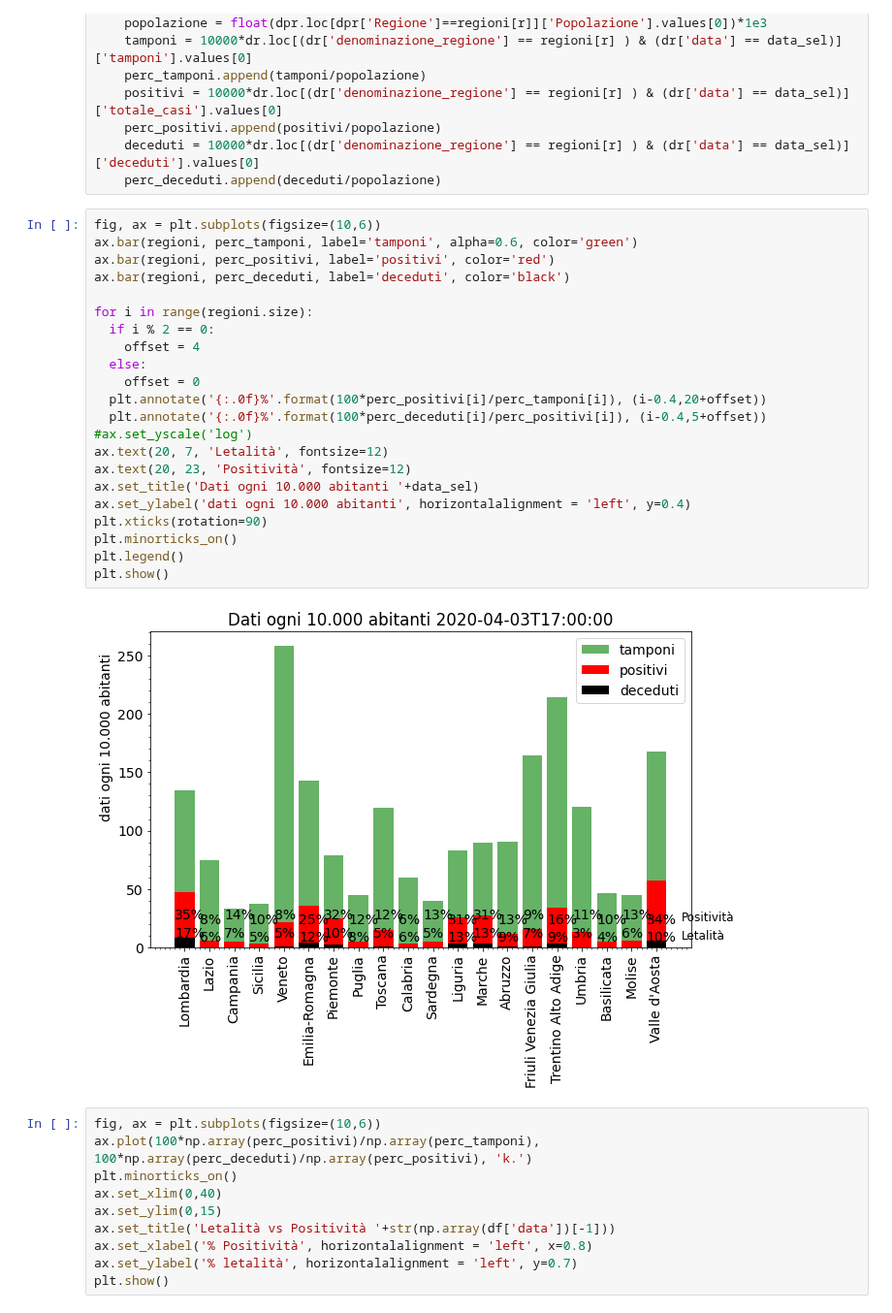
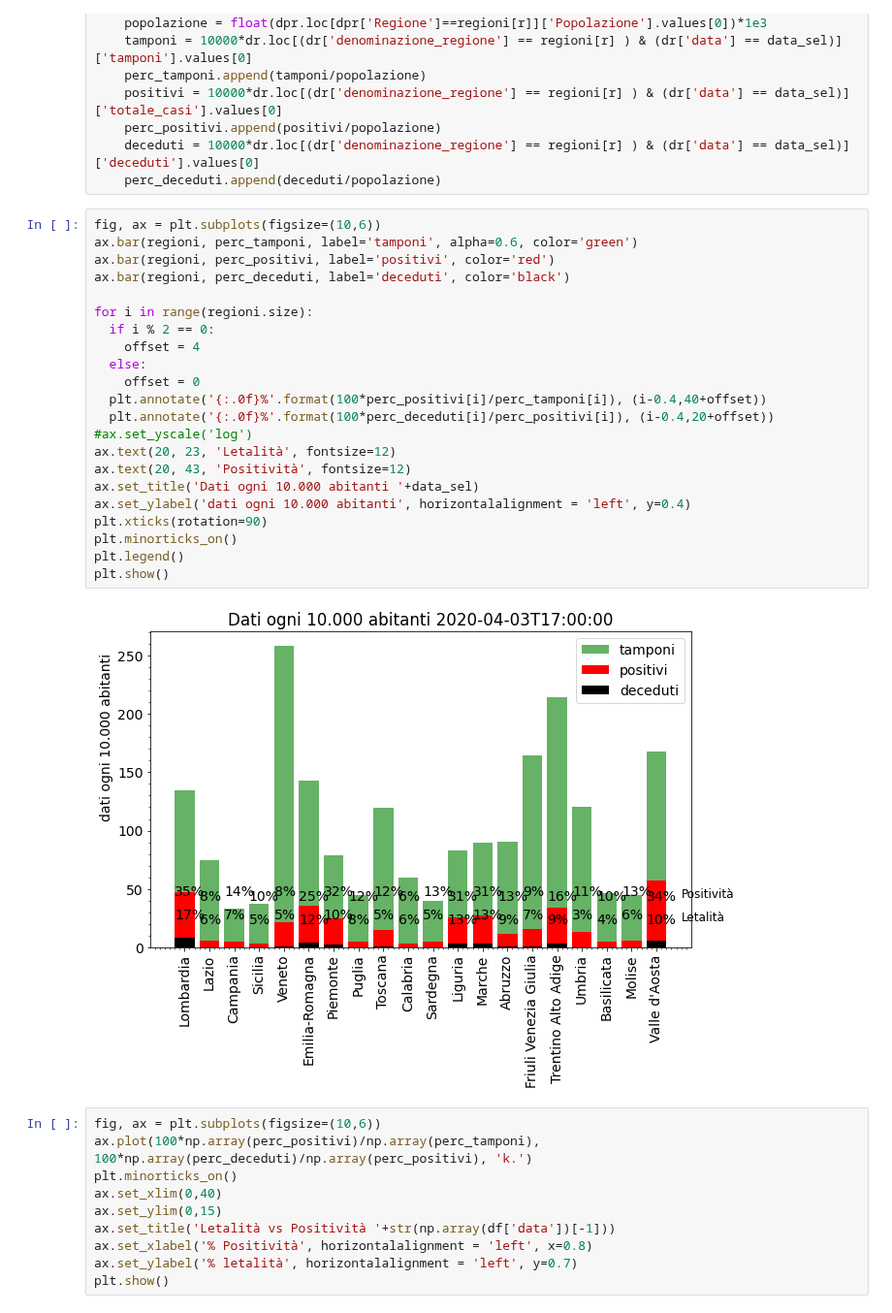
Before and after one commit to lorenzopaolucci/studenti, a Jupyter notebook: covid19.ipynb, the cells around one changed output. Shown at 97% size. Drawn from its saved outputs; the diff is of its cells as text.

```diff
--- a/covid19.ipynb
+++ b/covid19.ipynb
@@ -862,27 +866,27 @@ for r in range(0, len(regioni)):
 # %%
 fig, ax = plt.subplots(figsize=(10,6))
 ax.bar(regioni, perc_tamponi, label='tamponi', alpha=0.6, color='green')
 ax.bar(regioni, perc_positivi, label='positivi', color='red')
 ax.bar(regioni, perc_deceduti, label='deceduti', color='black')
 
 for i in range(regioni.size):
   if i % 2 == 0:
     offset = 4
   else:
     offset = 0
-  plt.annotate('{:.0f}%'.format(100*perc_positivi[i]/perc_tamponi[i]), (i-0.4,20+offset))
-  plt.annotate('{:.0f}%'.format(100*perc_deceduti[i]/perc_positivi[i]), (i-0.4,5+offset))
+  plt.annotate('{:.0f}%'.format(100*perc_positivi[i]/perc_tamponi[i]), (i-0.4,40+offset))
+  plt.annotate('{:.0f}%'.format(100*perc_deceduti[i]/perc_positivi[i]), (i-0.4,20+offset))
 #ax.set_yscale('log')
-ax.text(20, 7, 'Letalità', fontsize=12)
-ax.text(20, 23, 'Positività', fontsize=12)
+ax.text(20, 23, 'Letalità', fontsize=12)
+ax.text(20, 43, 'Positività', fontsize=12)
 ax.set_title('Dati ogni 10.000 abitanti '+data_sel)
 ax.set_ylabel('dati ogni 10.000 abitanti', horizontalalignment = 'left', y=0.4)
 plt.xticks(rotation=90)
 plt.minorticks_on()
 plt.legend()
 plt.show()
 # %% [output]
-[figure, old version]
+[figure, new version]
 # %%
 fig, ax = plt.subplots(figsize=(10,6))
 ax.plot(100*np.array(perc_positivi)/np.array(perc_tamponi), 100*np.array(perc_deceduti)/np.array(perc_positivi), 'k.')
```
Also changed, not shown: parts of 6 cells of this notebook.
